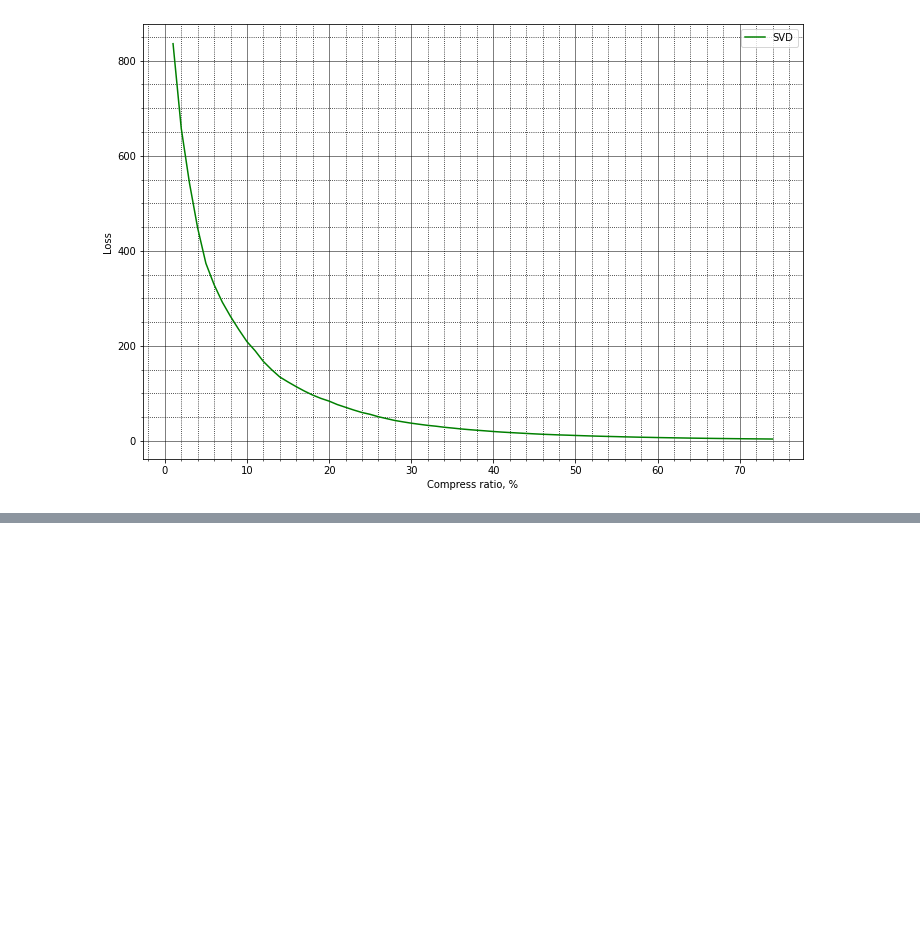
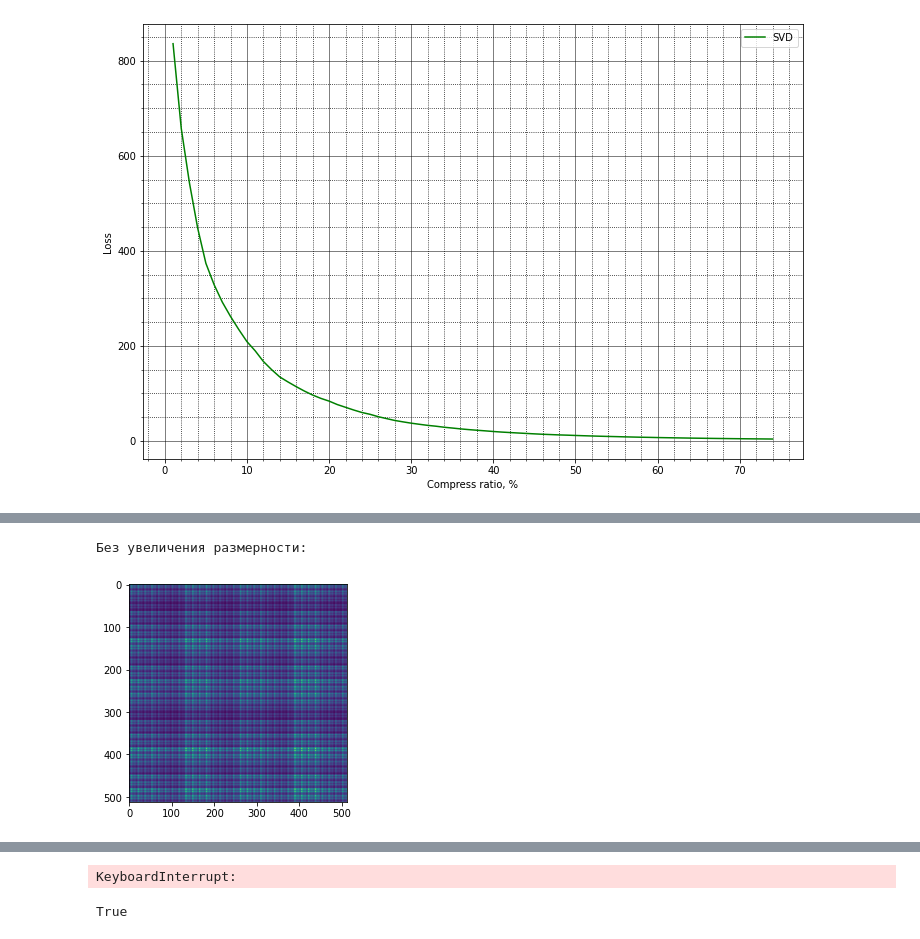
Before and after one commit to SuperCrabLover/Tensor-Networks-For-Compression-And-Image-Recovery, a Jupyter notebook: ALS_TN (1).ipynb, the cells around one changed output, grey strips where cells are left out. Saved outputs shown, nothing was run; the diff lists cells and outputs as text; code cells hidden in the pictures; blank space fills up the shorter version.

```diff
--- a/ALS_TN (1).ipynb
+++ b/ALS_TN (1).ipynb
@@ -138,0 +151,2 @@ plt.show()
+# %%
+tn.set_default_backend("pytorch")
@@ -138,0 +273,42 @@ plt.show()
+# %%
+X = im_node.tensor
+X = X.to(torch.float64)
+# %%
+l = init_nodes()
+fit(X,l,num_ep=100,k=9)
+Y = make_tensor(l)
+print(f'Без увеличения размерности:')
+plt.imshow(Y.detach().numpy().reshape(512,512))
+plt.show()
+print('Loss:', loss_fn(X, l).data)
+print('Coef:', coef(l, 512).data)
+memory_loss_list = [loss_fn(X, l)]
+memory_nodes_list = [copy.deepcopy(l)]
+memory_coef = [coef(l, 512)]
+i = 0
+flag = True
+while flag:
+    flag = find_best_edge_and_modify_tn(X, l, num_iter_ep = 100, num_itog_ep = 100)
+    i += 1
+    if i % 5 == 0:
+      print(f'Увеличили размерность {i} раз(a):')
+      Y = make_tensor(l)
+      print('Loss:', loss_fn(X, l).data)
+      print('Coef:', coef(l, 512).data)
+      plt.imshow(Y.detach().numpy().reshape(512,512))
+      plt.show()
+      memory_loss_list.append(loss_fn(X, l))
+      memory_nodes_list.append(copy.deepcopy(l))
+      memory_coef.append(coef(l, 512))
+
+print('Больше ребро не добавится в связи с выбором данного количества итераций.')
+print('Итог:')
+Y = make_tensor(l)
+plt.imshow(Y.detach().numpy().reshape(512,512))
+plt.show()
+memory_loss_list.append(loss_fn(X, l))
+memory_nodes_list.append(copy.deepcopy(l))
+memory_coef.append(coef(l, 512))
+# %% [output]
+Без увеличения размерности:
+[figure, added]
@@ -138,0 +317,5 @@ plt.show()
+KeyboardInterrupt:
+# %%
+torch.cuda.is_available()
+# %% [output]
+True
```
Also changed, not shown: parts of 9 cells of this notebook.
